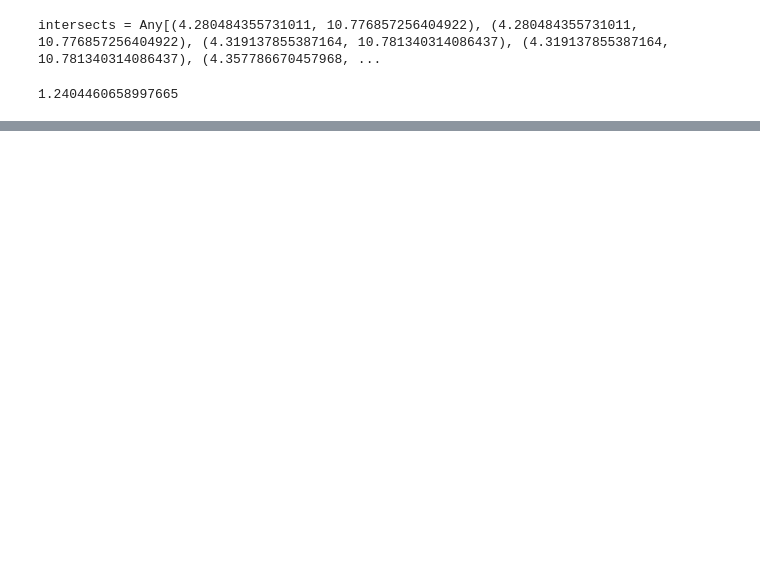
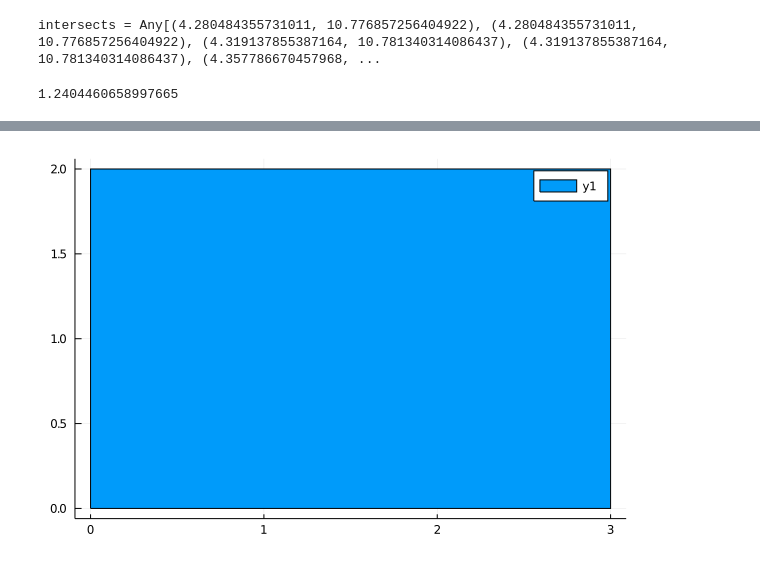
Before and after one commit to barrett370/Y4-Diss, a Jupyter notebook: code/classical/julia/Untitled1.ipynb, the cells around one changed output, grey strips where cells are left out. Drawn from its saved outputs; the diff is of its cells as text; code cells hidden in the pictures; blank space fills up the shorter version.

```diff
--- a/code/classical/julia/Untitled1.ipynb
+++ b/code/classical/julia/Untitled1.ipynb
@@ -100,0 +128,5 @@ intersects = Any[(4.280484355731011, 10.776857256404922), (4.280484355731011, 10
+# %%
+r = Rectangle(2,3,Point(0,0))
+plot(get_rectangle(r))
+# %% [output]
+[figure, added]
```
Also changed, not shown: parts of 11 cells of this notebook, 5 other files.
